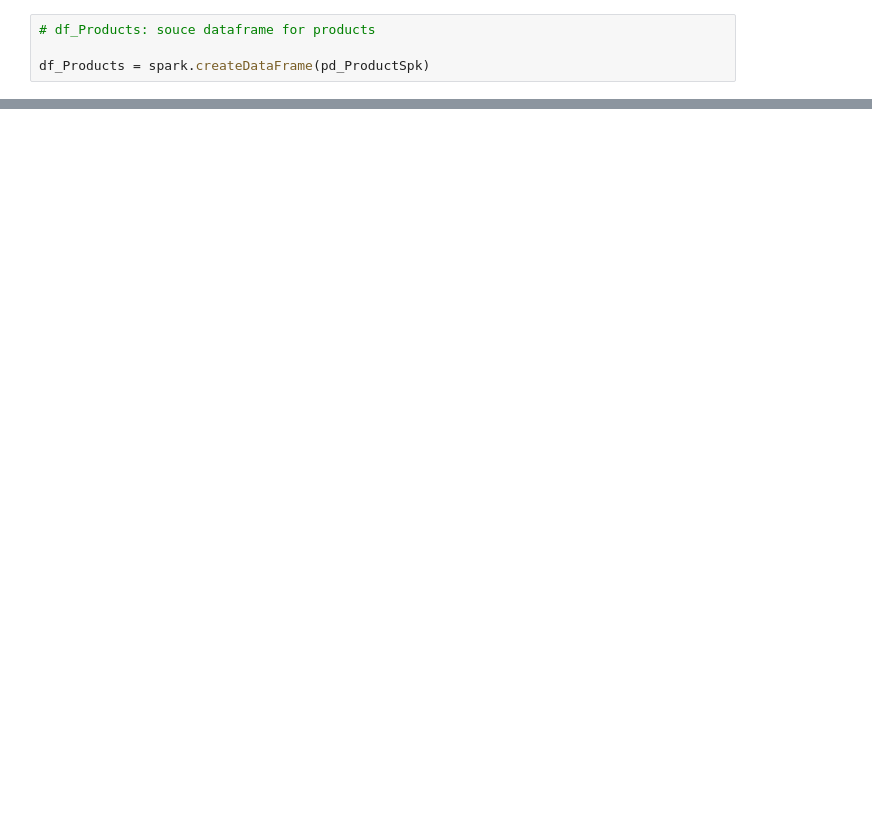
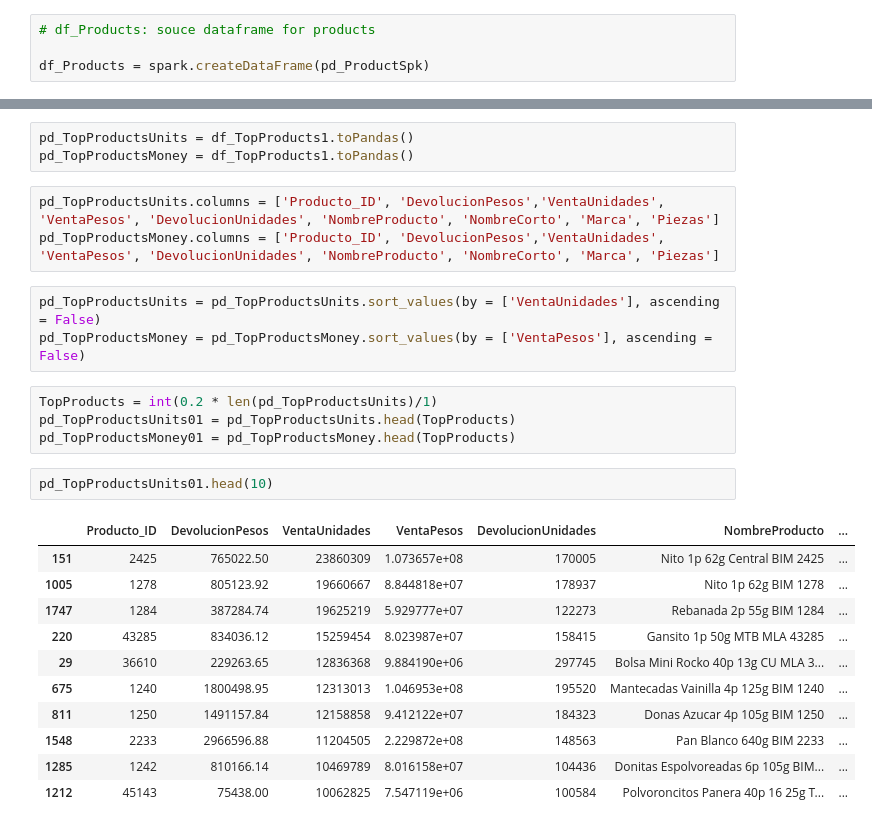
Before and after one commit to miguelvelazco0116/IBMDataScience, a Jupyter notebook: Bimbo Analysis.ipynb, the cells around one changed output, grey strips where cells are left out. Cells and saved outputs as stored; diff of their text form; blank space fills up the shorter version.

```diff
--- a/Bimbo Analysis.ipynb
+++ b/Bimbo Analysis.ipynb
@@ -671,0 +709,27 @@ only showing top 20 rows
+# %%
+pd_TopProductsUnits = df_TopProducts1.toPandas()
+pd_TopProductsMoney = df_TopProducts1.toPandas()
+# %%
+pd_TopProductsUnits.columns = ['Producto_ID', 'DevolucionPesos','VentaUnidades', 'VentaPesos', 'DevolucionUnidades', 'NombreProducto', 'NombreCorto', 'Marca', 'Piezas']
+pd_TopProductsMoney.columns = ['Producto_ID', 'DevolucionPesos','VentaUnidades', 'VentaPesos', 'DevolucionUnidades', 'NombreProducto', 'NombreCorto', 'Marca', 'Piezas']
+# %%
+pd_TopProductsUnits = pd_TopProductsUnits.sort_values(by = ['VentaUnidades'], ascending = False)
+pd_TopProductsMoney = pd_TopProductsMoney.sort_values(by = ['VentaPesos'], ascending = False)
+# %%
+TopProducts = int(0.2 * len(pd_TopProductsUnits)/1)
+pd_TopProductsUnits01 = pd_TopProductsUnits.head(TopProducts)
+pd_TopProductsMoney01 = pd_TopProductsMoney.head(TopProducts)
+# %%
+pd_TopProductsUnits01.head(10)
+# %% [output]
+|  | Producto_ID | DevolucionPesos | VentaUnidades | VentaPesos | DevolucionUnidades | NombreProducto | ... |
+| 151 | 2425 | 765022.50 | 23860309 | 1.073657e+08 | 170005 | Nito 1p 62g Central BIM 2425 | ... |
+| 1005 | 1278 | 805123.92 | 19660667 | 8.844818e+07 | 178937 | Nito 1p 62g BIM 1278 | ... |
+| 1747 | 1284 | 387284.74 | 19625219 | 5.929777e+07 | 122273 | Rebanada 2p 55g BIM 1284 | ... |
+| 220 | 43285 | 834036.12 | 15259454 | 8.023987e+07 | 158415 | Gansito 1p 50g MTB MLA 43285 | ... |
+| 29 | 36610 | 229263.65 | 12836368 | 9.884190e+06 | 297745 | Bolsa Mini Rocko 40p 13g CU MLA 3... | ... |
+| 675 | 1240 | 1800498.95 | 12313013 | 1.046953e+08 | 195520 | Mantecadas Vainilla 4p 125g BIM 1240 | ... |
+| 811 | 1250 | 1491157.84 | 12158858 | 9.412122e+07 | 184323 | Donas Azucar 4p 105g BIM 1250 | ... |
+| 1548 | 2233 | 2966596.88 | 11204505 | 2.229872e+08 | 148563 | Pan Blanco 640g BIM 2233 | ... |
+| 1285 | 1242 | 810166.14 | 10469789 | 8.016158e+07 | 104436 | Donitas Espolvoreadas 6p 105g BIM... | ... |
+| 1212 | 45143 | 75438.00 | 10062825 | 7.547119e+06 | 100584 | Polvoroncitos Panera 40p 16 25g T... | ... |
```
Also changed, not shown: parts of 21 cells of this notebook.
